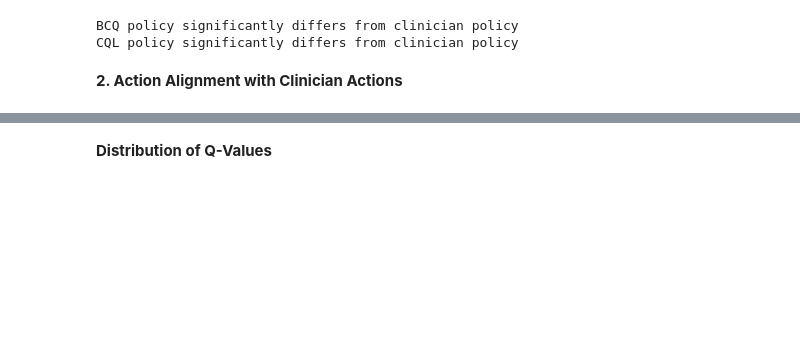
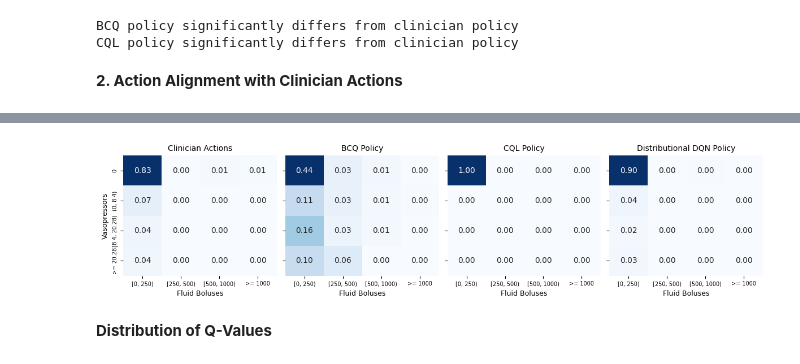
Before and after one commit to RuoqingEvelineWang/CS5446, a Jupyter notebook: notebooks/Clare-Hypotension.ipynb, the cells around one changed output, grey strips where cells are left out. Saved outputs shown, nothing was run; the diff lists cells and outputs as text; code cells hidden in the pictures; blank space fills up the shorter version.

```diff
--- a/notebooks/Clare-Hypotension.ipynb
+++ b/notebooks/Clare-Hypotension.ipynb
@@ -1429,13 +1588,16 @@ def get_clinician_action_distribution(clinician_actions):
 
     # Normalize to get a probability distribution
     action_distribution = action_count_matrix / len(clinician_actions)
-    return action_distribution, fluid_categories, vasopressor_categories
+    return action_distribution
 
 def get_action_distribution(policy_network, states):
     """Compute the decoded action distribution for the given policy network."""
     with torch.no_grad():
-        q_values = policy_network(states)
-
+        if isinstance(policy_network, DistributionalDQNAgent):
+            q_dist = policy_network.policy_net(states)
+            q_values = (q_dist * policy_network.policy_net.supports).sum(dim=2)
+        else:
+            q_values = policy_network(states)
     predicted_actions = torch.argmax(q_values, dim=1).cpu().numpy()
 
     # Initialize count matrix
@@ -1453,4 +1615,4 @@ def get_action_distribution(policy_network, states):
     # Normalize to get a probability distribution
     action_distribution = action_count_matrix / len(predicted_actions)
 
-    return action_distribution, fluid_categories, vasopressor_categories
+    return action_distribution
@@ -1504,3 +1619,43 @@ plt.show()
+# %%
+# get action distributions
+fluid_categories = ['[0, 250)', '[250, 500)', '[500, 1000)', '>= 1000']  # Sorted fluid boluses
+vasopressor_categories = ['0', '(0, 8.4)', '[8.4, 20.28)', '>= 20.28']  # Sorted vasopressors
+action_distribution_clinician = get_clinician_action_distribution(np.array(actions.cpu()))
+action_distribution_bcq = get_action_distribution(discrete_bcq_agent.q_network, states)
+action_distribution_cql = get_action_distribution(discrete_cql_agent.q_network, states)
+action_distribution_distributionaldqn = get_action_distribution(distributional_dqn_agent, states)
+# %%
+# Plot the action distribution
+fig, axes = plt.subplots(ncols=4, nrows=1, sharey=True, figsize=(12, 3))
+
+for i, action_dist in enumerate([action_distribution_clinician, action_distribution_bcq, action_distribution_cql, action_distribution_distributionaldqn]):
+    g = sns.heatmap(action_dist, annot=True, cmap="Blues", cbar=False, ax=axes[i], fmt=".2f")
+    axes[i].set_xlabel("Fluid Boluses", size=9)
+    axes[i].set_xticklabels(fluid_categories, size=7)
+    axes[i].set_yticklabels(vasopressor_categories, size=7)
+    if i == 0:
+        axes[i].set_ylabel("Vasopressors", size=9)
+    else:
+        axes[i].set_ylabel("")
+
+    if i == 0:
+        axes[i].set_title("Clinician Actions", size=10)
+    elif i == 1:
+        axes[i].set_title("BCQ Policy", size=10)
+    elif i == 2:
+        axes[i].set_title("CQL Policy", size=10)
+    elif i == 3:
+        axes[i].set_title("Distributional DQN Policy", size=10)
+for j in range(i + 1, len(axes)):
+    fig.delaxes(axes[j])
+
+#cbar = fig.colorbar(g.collections[0], ax=axes, orientation='vertical', shrink=0.8)
+#cbar.ax.tick_params(labelsize=7)  # Adjust color bar label size
+
+plt.tight_layout()
+plt.show()
+# %% [output]
+[figure, added]
 # %% [markdown]
 **Distribution of Q-Values**
 # %%
```
Also changed, not shown: parts of 24 cells of this notebook.
